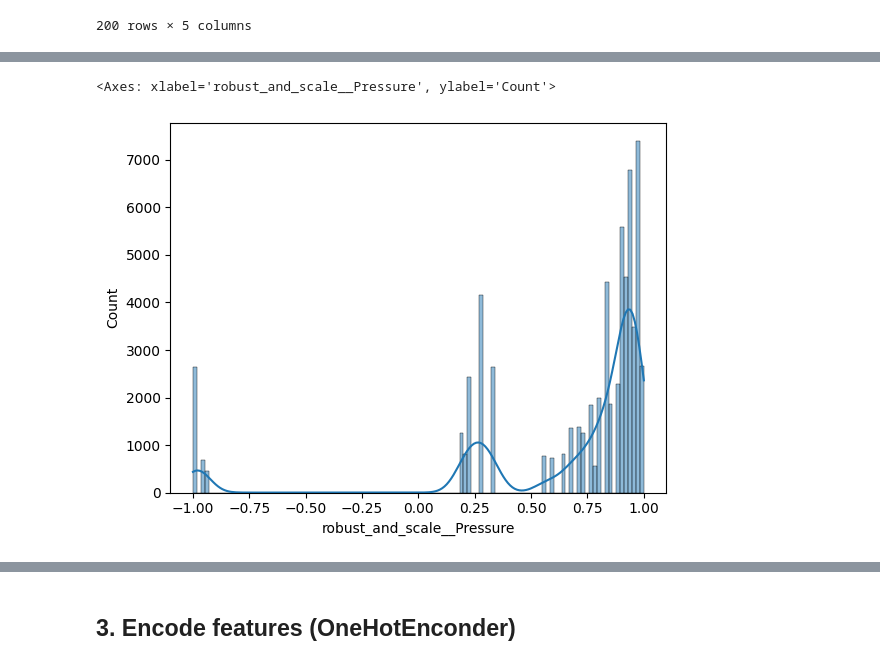
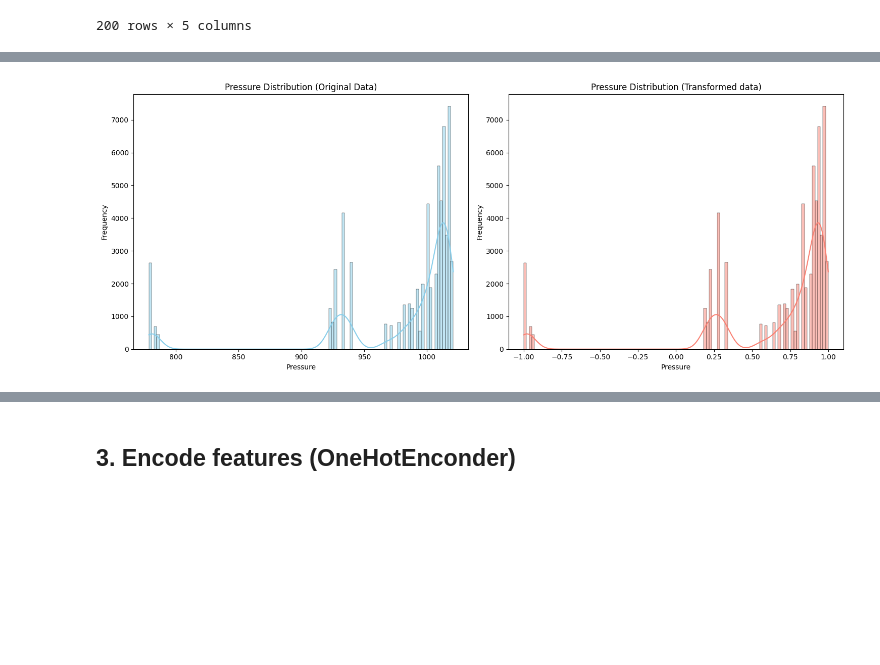
Before and after one commit to diegonbotelho/f1-tire-prediction, a Jupyter notebook: notebooks/pre-process_feature-selection.ipynb, the cells around one changed output, grey strips where cells are left out. Saved outputs shown, nothing was run; the diff lists cells and outputs as text; code cells hidden in the pictures; blank space fills up the shorter version.

Commit message:
Scaler pronto

```diff
--- a/notebooks/pre-process_feature-selection.ipynb
+++ b/notebooks/pre-process_feature-selection.ipynb
@@ -22,7 +22,8 @@ from sklearn.impute import SimpleImputer
 from sklearn.preprocessing import OneHotEncoder
 # %%
 # Load the dataset
-file_path = '/home/mgasilva/code/diegonbotelho/f1-tire-prediction/raw_data/df_all_races.csv'
+file_path = '/home/diego_nbotelho/code/diegonbotelho/f1-tire-prediction/raw_data/df_all_races.csv'
+# file_path = '/home/mgasilva/code/diegonbotelho/f1-tire-prediction/raw_data/df_all_races.csv'
 all_races_df = pd.read_csv(file_path)
 # %%
 all_races_df.describe()
@@ -420,8 +421,22 @@ sns.histplot(new_df['Pressure'], kde= True)
-# %%
-sns.histplot(transformed_dataframe['robust_and_scale__Pressure'], kde= True)
-# %% [output]
-<Axes: xlabel='robust_and_scale__Pressure', ylabel='Count'>
-[figure, removed]
+# %%
+fig, axes = plt.subplots(1, 2, figsize=(15, 6))
+
+# Histogram for original data
+sns.histplot(new_df['Pressure'], kde=True, ax=axes[0], color='skyblue')
+axes[0].set_title('Pressure Distribution (Original Data)')
+axes[0].set_xlabel('Pressure')
+axes[0].set_ylabel('Frequency')
+
+# Histogram for transformed data
+sns.histplot(transformed_dataframe['robust_and_scale__Pressure'], kde=True, ax=axes[1], color='salmon')
+axes[1].set_title('Pressure Distribution (Transformed data)')
+axes[1].set_xlabel('Pressure')
+axes[1].set_ylabel('Frequency')
+
+plt.tight_layout()
+plt.show()
+# %% [output]
+[figure, added]
 # %%
 transformed_dataframe.describe()
 # %% [output]
```
Also changed, not shown: parts of 11 cells of this notebook.
